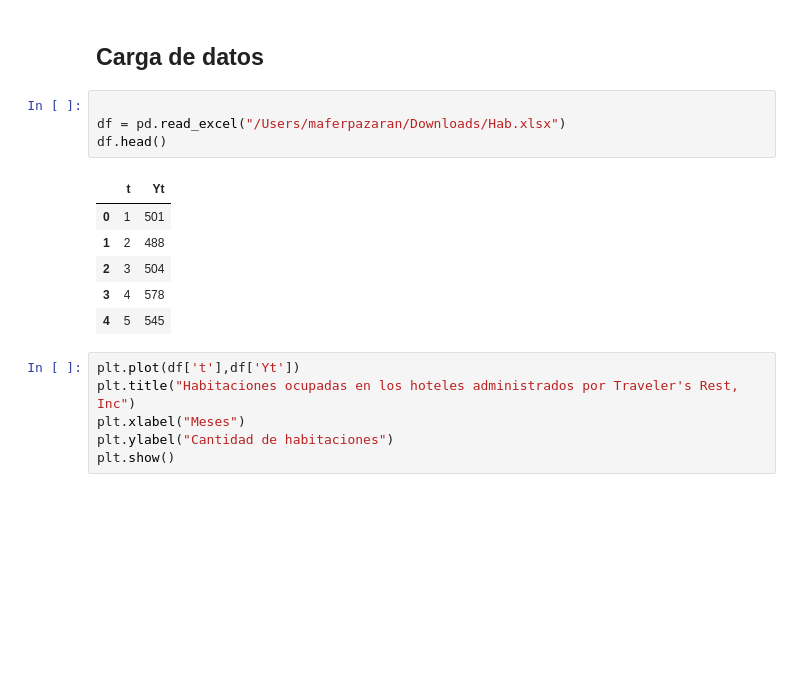
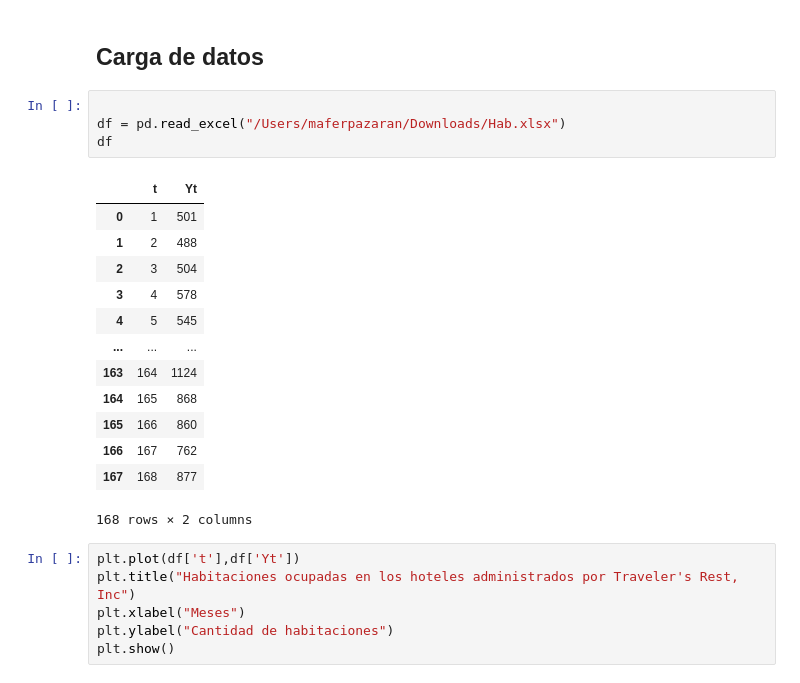
Before and after one commit to maferpy/unidad9, a Jupyter notebook: pronosticos.ipynb, the cells around one changed output. Saved outputs shown, nothing was run; the diff lists cells and outputs as text; blank space fills up the shorter version.

```diff
--- a/pronosticos.ipynb
+++ b/pronosticos.ipynb
@@ -61,14 +69,21 @@ Traveler ́s Rest, Inc., administra cuatro hoteles y están interesados en un mo
 # %%
 
 df = pd.read_excel("/Users/maferpazaran/Downloads/Hab.xlsx")
-df.head()
+df
 # %% [output]
 |  | t | Yt |
 | 0 | 1 | 501 |
 | 1 | 2 | 488 |
 | 2 | 3 | 504 |
 | 3 | 4 | 578 |
 | 4 | 5 | 545 |
+| ... | ... | ... |
+| 163 | 164 | 1124 |
+| 164 | 165 | 868 |
+| 165 | 166 | 860 |
+| 166 | 167 | 762 |
+| 167 | 168 | 877 |
+168 rows × 2 columns
 # %%
 plt.plot(df['t'],df['Yt'])
 plt.title("Habitaciones ocupadas en los hoteles administrados por Traveler's Rest, Inc")
```
Also changed, not shown: parts of 36 cells of this notebook.
